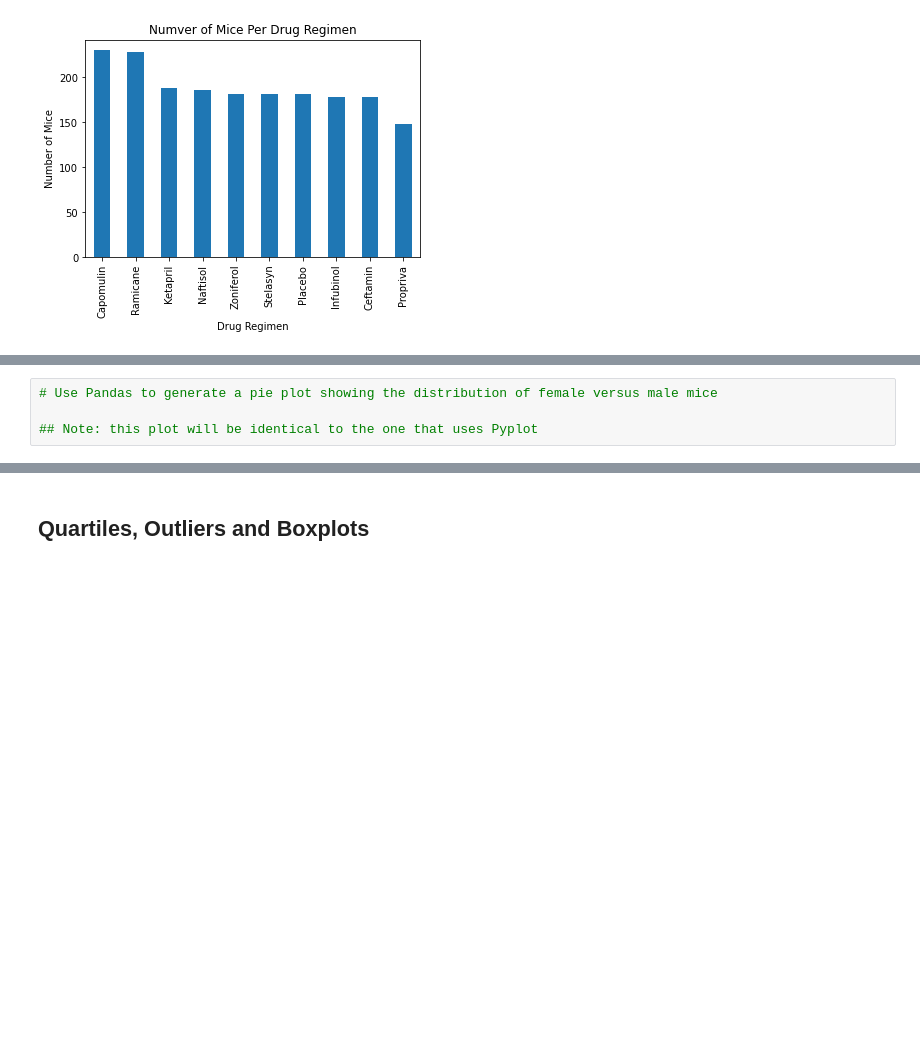
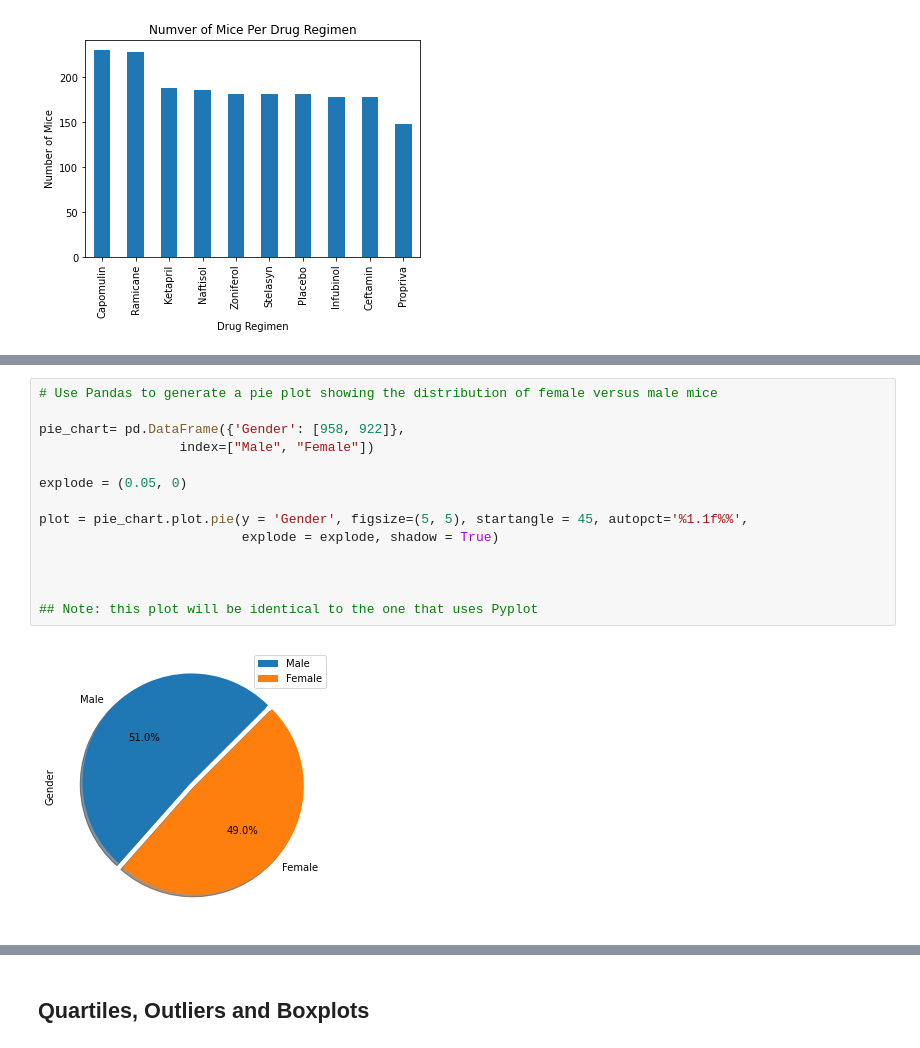
Before and after one commit to arerickson28/matplotlib-challenge, a Jupyter notebook: Pymaceuticals/pymaceuticals_starter.ipynb, the cells around one changed output, grey strips where cells are left out. Drawn from its saved outputs; the diff is of its cells as text; blank space fills up the shorter version.

```diff
--- a/Pymaceuticals/pymaceuticals_starter.ipynb
+++ b/Pymaceuticals/pymaceuticals_starter.ipynb
@@ -147,5 +147,17 @@ plt.xticks(rotation = 90)
 # %%
 # Use Pandas to generate a pie plot showing the distribution of female versus male mice
 
+pie_chart= pd.DataFrame({'Gender': [958, 922]},
+                  index=["Male", "Female"])
+
+explode = (0.05, 0)
+
+plot = pie_chart.plot.pie(y = 'Gender', figsize=(5, 5), startangle = 45, autopct='%1.1f%%',
+                          explode = explode, shadow = True)
+
+
+
 ## Note: this plot will be identical to the one that uses Pyplot
+# %% [output]
+[figure, added]
 # %%
```
Also changed, not shown: parts of 14 cells of this notebook.
